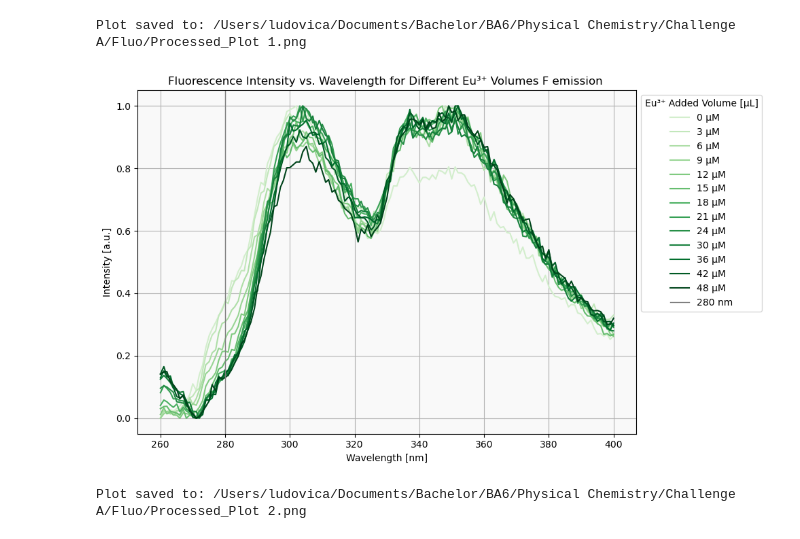
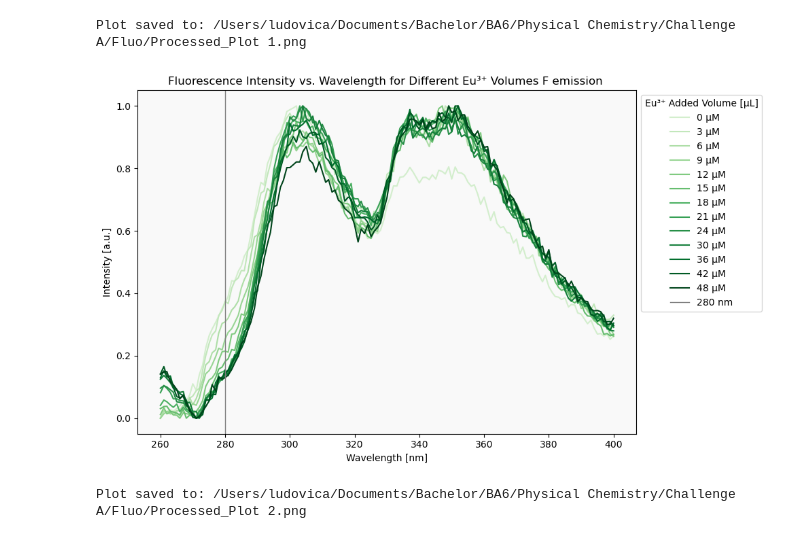
Before and after one commit to fracaludo/physicalchem, a Jupyter notebook: A/Fluo/Newspectra.ipynb, the cells around one changed output. Cells and saved outputs as stored; diff of their text form; code cells hidden in the pictures.

```diff
--- a/A/Fluo/Newspectra.ipynb
+++ b/A/Fluo/Newspectra.ipynb
@@ -20,35 +20,35 @@ colors = plt.cm.Greens(np.linspace(0.2, 1, len(df.columns[1:])))
 # Plot all europium concentrations
 plt.figure(figsize=(10, 6))
 for col, color in zip(df.columns[1:], colors):  # Skip the Wavelength column
     plt.plot(df["Wavelength"], df[col], label=f"{col} µM", color=color)
 
 wavelength_to_add = 280  # Adding theoretical wavelength
 plt.axvline(x=wavelength_to_add, color='gray', linewidth=1, label=f"{wavelength_to_add} nm")
 
 # Customize the plot
 plt.xlabel("Wavelength [nm]")
 plt.ylabel("Intensity [a.u.]")
 plt.title("Fluorescence Intensity vs. Wavelength for Different Eu³⁺ Volumes F emission ")
 plt.legend(title="Eu³⁺ Added Volume [µL]", loc="upper left", bbox_to_anchor=(1, 1))
 plt.tight_layout()
 plt.gca().set_facecolor('#f9f9f9')
-plt.grid()
+#plt.grid(True, linestyle=':', which='both', axis='both', color='gray')
 
 
 # Saving the plot
 def save_plot(directory, filename="Processed_Plot 1.png", format="png"):
     os.makedirs(directory, exist_ok=True)
     filepath = os.path.join(directory, filename)
     plt.savefig(filepath, format=format, dpi=600, bbox_inches="tight")
     print(f"Plot saved to: {filepath}")
 
 save_plot(folder_path)
 
 
 plt.show()
 # %% [output]
 Plot saved to: /Users/ludovica/Documents/Bachelor/BA6/Physical Chemistry/Challenge A/Fluo/Processed_Plot 1.png
-[figure, old version]
+[figure, new version]
 # %%
 import pandas as pd
 import matplotlib.pyplot as plt
```
Also changed, not shown: 2 other files.
